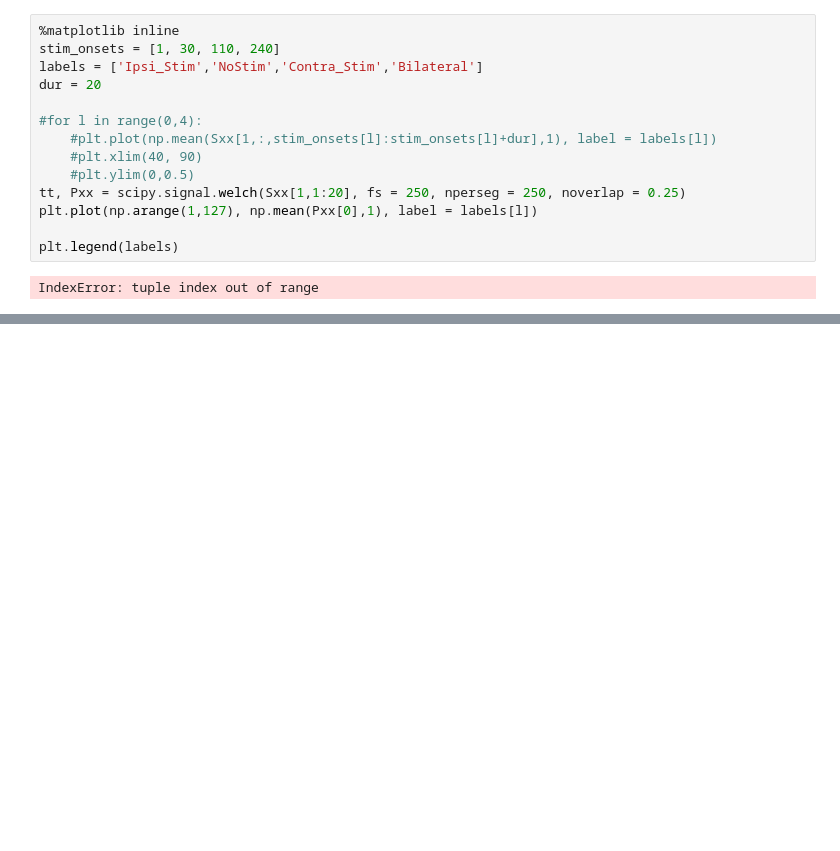
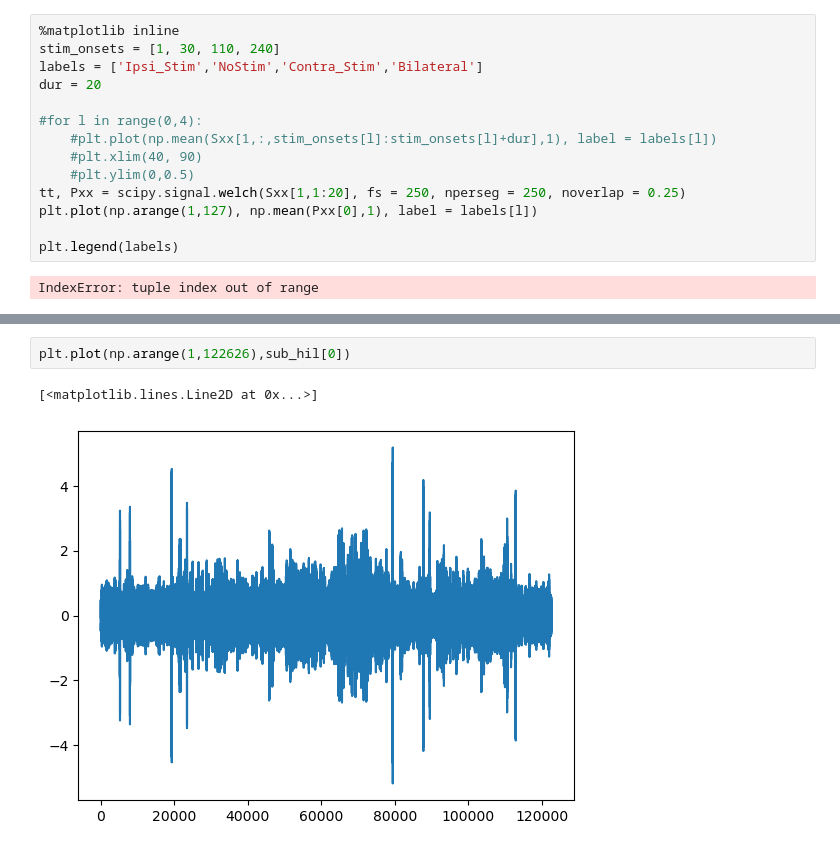
Before and after one commit to BarbaraMath/FinelyTunedGamma, a Jupyter notebook: Processing_Script.ipynb, the cells around one changed output, grey strips where cells are left out. Cells and saved outputs as stored; diff of their text form; blank space fills up the shorter version.

```diff
--- a/Processing_Script.ipynb
+++ b/Processing_Script.ipynb
@@ -203,0 +206,5 @@ array([[1.81294486e+01, 1.22285555e+02, 1.38668644e+02, ...,
+# %%
+plt.plot(np.arange(1,122626),sub_hil[0])
+# %% [output]
+[<matplotlib.lines.Line2D at 0x...>]
+[figure, added]
```
Also changed, not shown: parts of 19 cells of this notebook, 1 other file.
